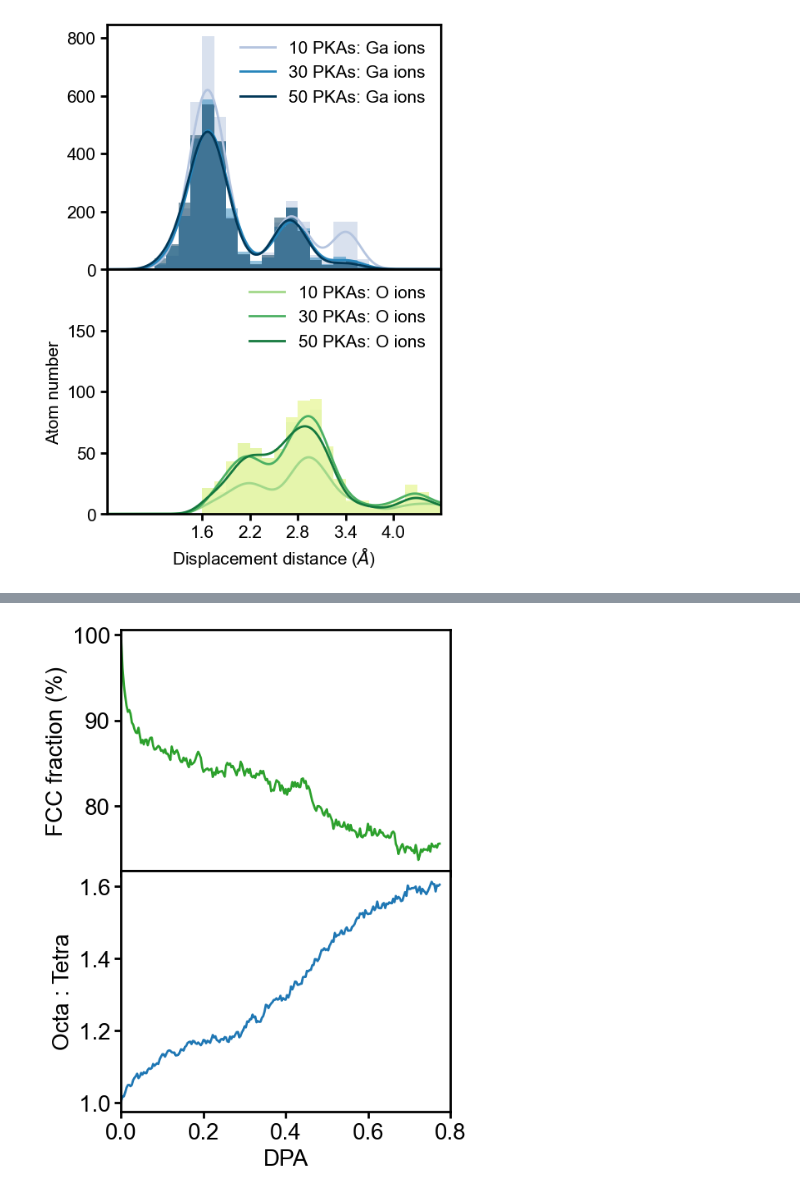
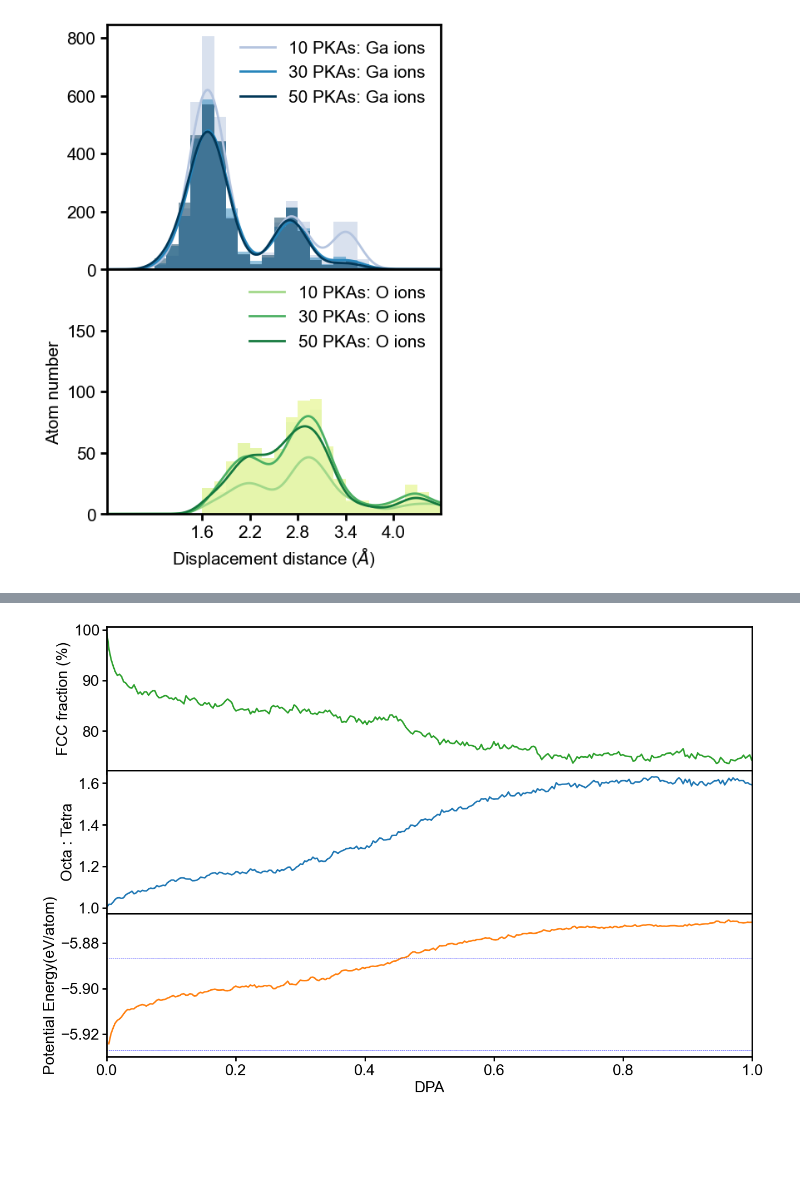
Before and after one commit to HE-RU10/ga2o3, a Jupyter notebook: Overlapping_anneal_msd.ipynb, the cells around one changed output, grey strips where cells are left out. Saved outputs shown, nothing was run; the diff lists cells and outputs as text; code cells hidden in the pictures; blank space fills up the shorter version.

```diff
--- a/Overlapping_anneal_msd.ipynb
+++ b/Overlapping_anneal_msd.ipynb
@@ -32,7 +32,7 @@ TDEga2o3
 # %% [output]
 19.79927110353614
 # %%
-pkal=[0,500,1000,1500,2000]
+pkal=[0,500,1000,1500,2000,3130]
 dpa=np.zeros(len(pkal))
 for i in range(len(pkal)):
     dpa[i]=DPA(1500,pkal[i],193.294,81920,TDEga2o3)
@@ -42,5 +43,5 @@ array([0.        , 0.16112715, 0.32225431, 0.48338146, 0.64450861])
 # %%
-pkal=[300,600,900,1200,1500,1800,2100,2400]
+pkal=[300,600,900,1200,1500,1800,2100,2400,2700,3000]
 dpa=np.zeros(len(pkal))
 for i in range(len(pkal)):
     dpa[i]=DPA(1500,pkal[i],193.294,81920,TDEga2o3)
@@ -695,38 +737,45 @@ plt.xticks([1.6,2.2,2.8,3.4,4])
 # %%
 plt.rcParams['axes.linewidth'] = 2
 plt.rcParams['axes.edgecolor'] = 'black'
 plt.rcParams["font.family"] = "arial"
-fig, axs =plt.subplots(2, 1,figsize=(4.1,6),sharex=True)
+fig, axs =plt.subplots(3, 1,figsize=(12,8),sharex=True)
 plt.subplots_adjust(left=0.01, right=0.99, bottom=0.01, top=0.99, wspace=0, hspace=0)
 path='/Users/ruhe/Desktop/ga2o3/overlapping/overlapping_anneal/1000K_100ps/oct_tetra'
 os.chdir(path)
-df=pd.read_csv('t_o_fcc',sep=' ')
+df=pd.read_csv('t_o_fcc1',sep=' ')
 df = df.drop(df.columns[-1], axis=1)
 
 df.columns=['tetra','oct','fcc']
 df['o_t']=df['oct']/df['tetra']
 df['fcc']=df['fcc']/81920/0.6*100
-df['PKA']=np.array([i+1 for i in range(0,2410,10) ])
+df['PKA']=np.array([i+1 for i in range(0,3160,10) ])
 dpa=np.zeros(len(df['PKA']))
 for i in range(len(df['PKA'])):
     dpa[i]=DPA(1500,df['PKA'][i],193.294,81920,TDEga2o3)
 df['DPA']=dpa
 df.drop(df.index[86], inplace=True)
+df.drop(df.index[297], inplace=True)#simulation didnot finish
 
 #plt.plot(df['DPA'],df['o_t'])
 axs[0].plot(df['DPA'],df['fcc'],linewidth=2,color='C2')
 axs[1].plot(df['DPA'],df['o_t'],linewidth=2,color='C0')
-axs[1].set_xlabel('DPA',fontsize=20)
+axs[2].plot(PE['DPA'],PE['pe'],linewidth=2,color='C1')
+
+axs[2].plot([i/2400 for i in range(2400)],gamma,'--',linewidth=0.5,color='blue')
+axs[2].plot([i/2400 for i in range(2400)],beta,'--',linewidth=0.5,color='blue')
+axs[2].set_xlabel('DPA',fontsize=20)
 axs[1].set_ylabel('Octa : Tetra',fontsize=20)
 axs[0].set_ylabel('FCC fraction (%)',fontsize=20)
+axs[2].set_ylabel('Potential Energy(eV/atom)',fontsize=20)
 axs[1].grid(False)
 # Set the desired x-axis limits
-axs[1].set_xlim(0, 0.8)# Replace x_min and x_max with your desired range
+axs[1].set_xlim(0, 1.0)# Replace x_min and x_max with your desired range
 axs[0].tick_params( width=2,length=6,labelsize=20)
 axs[1].tick_params( width=2,length=6,labelsize=20)
-plt.savefig('/Users/ruhe/Desktop/overlapping3-3', format='svg')
+axs[2].tick_params( width=2,length=6,labelsize=20)
+#plt.savefig('/Users/ruhe/Desktop/overlapping3-3', format='svg')
 # %% [output]
-[figure, old version]
+[figure, new version]
 # %%
 
 plt.rcParams['axes.linewidth'] = 2
```
Also changed, not shown: parts of 4 cells of this notebook, 3 other files.
